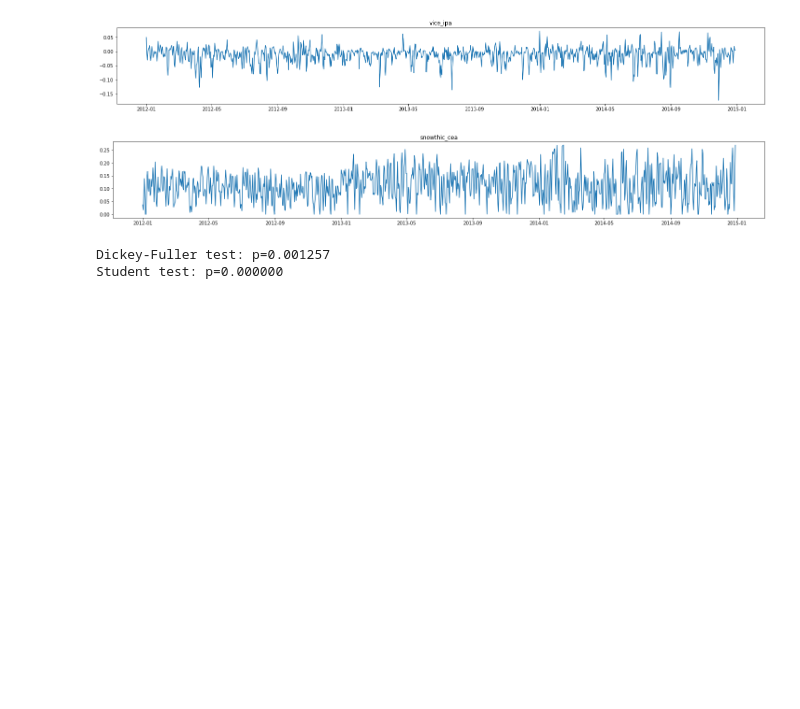
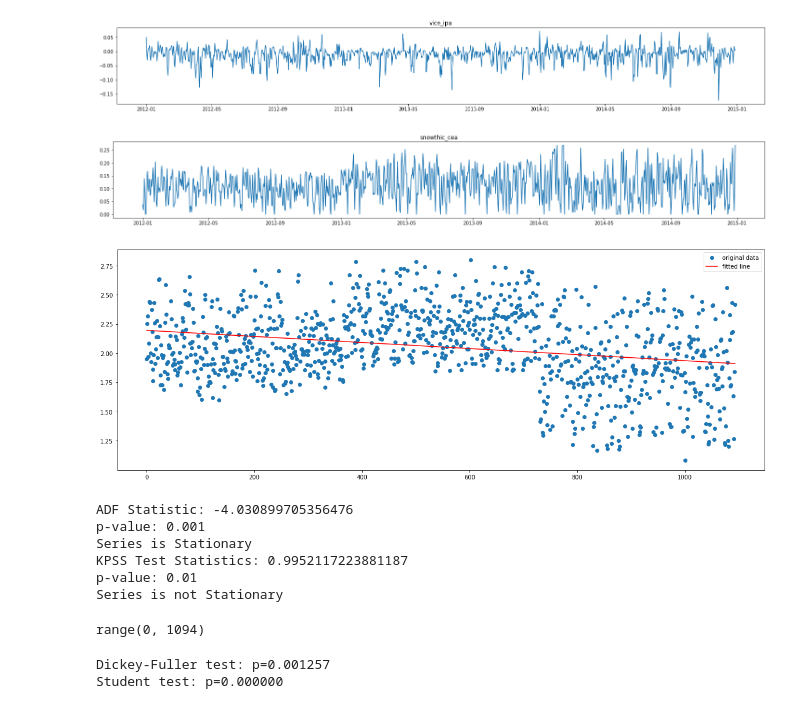
Before and after one commit to DenisSidoren/arctic_TimeSeries_analysis, a Jupyter notebook: timeseries.ipynb, the cells around one changed output. Drawn from its saved outputs; the diff is of its cells as text; code cells hidden in the pictures; blank space fills up the shorter version.

```diff
--- a/timeseries.ipynb
+++ b/timeseries.ipynb
@@ -39,3 +42,42 @@ for column in df_daily.columns:
 [figure]
 [figure]
 [figure]
+# %%
+y = df_daily['icethic_cea']
+x = np.array([x for x in range(len(y.values))])
+lin_reg = scp.stats.linregress(x,y)
+
+plt.plot(x, y, 'o', label='original data')
+plt.plot(x, lin_reg.intercept + lin_reg.slope*x, 'r', label='fitted line')
+plt.legend()
+plt.show()
+
+
+# ADF Test
+result = adfuller(df_daily['icethic_cea'], autolag='AIC')
+print(f'ADF Statistic: {result[0]}')
+print(f'p-value: {round(result[1],3)}')
+
+if result[1] > 0.05:
+    print('Series is not Stationary')
+else:
+    print('Series is Stationary')
+
+
+# KPSS Test
+stats, p, lags, critical_values = kpss(df_daily['icethic_cea'], 'ct')
+print(f'KPSS Test Statistics: {stats}')
+print(f'p-value: {round(p, 3)}')
+
+if p<0.05:
+      print('Series is not Stationary')
+else:
+      print('Series is Stationary')
+# %% [output]
+[figure, added]
+ADF Statistic: -4.030899705356476
+p-value: 0.001
+Series is Stationary
+KPSS Test Statistics: 0.9952117223881187
+p-value: 0.01
+Series is not Stationary
@@ -42,3 +88,7 @@ for column in df_daily.columns:
+# %%
+range(len(y.values))
+# %% [output]
+range(0, 1094)
 # %%
 rcParams['figure.figsize'] = 20, 7
 for column in df_daily.columns:
```
Also changed, not shown: parts of 2 cells of this notebook.
